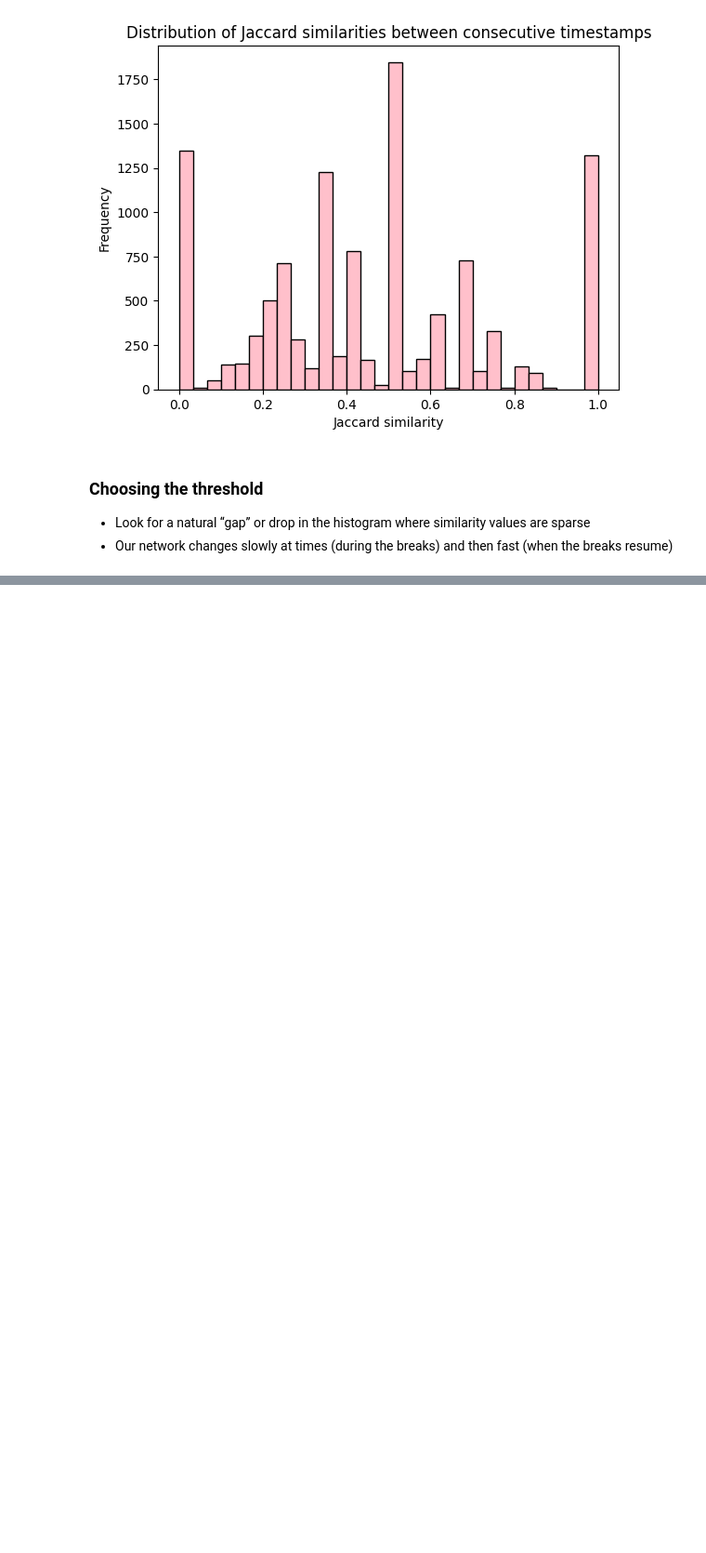
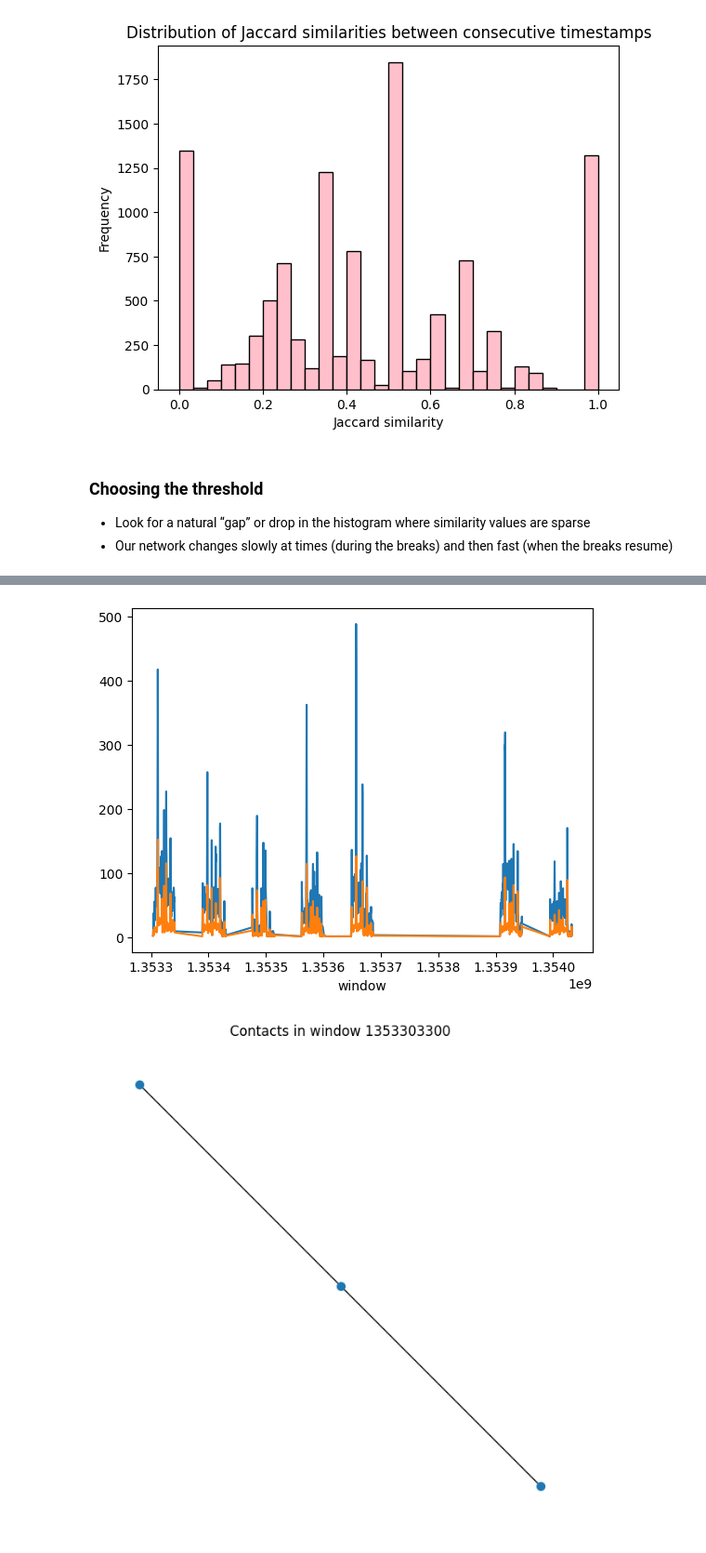
Before and after one commit to mibar3/NetworkRugs, a Jupyter notebook: contact_pattern.ipynb, the cells around one changed output, grey strips where cells are left out. Shown at 93% size. Drawn from its saved outputs; the diff is of its cells as text; code cells hidden in the pictures; blank space fills up the shorter version.

Commit message:
changes in contact_pattern file

```diff
--- a/contact_pattern.ipynb
+++ b/contact_pattern.ipynb
@@ -565,0 +573,43 @@ plt.show()
+# %%
+# Creating window column
+window = 300  # 5 minutes in seconds
+df_2012["window"] = (df_2012["time_interval"] // window) * window
+
+# Interactions per window overview
+interactions_per_window = (
+    df_2012
+    .groupby("window")
+    .size()
+)
+
+interactions_per_window.plot()
+
+# How many unique pairs per window? Since we ar enot using weights yet, have to count each interaction within the window only once
+df_2012["u"] = df_2012[["id_1", "id_2"]].min(axis=1)
+df_2012["v"] = df_2012[["id_1", "id_2"]].max(axis=1)
+
+unique_pairs_per_window = (
+    df_2012
+    .drop_duplicates(subset=["window", "u", "v"])
+    .groupby("window")
+    .size()
+)
+unique_pairs_per_window.plot()
+
+# Visualizing a single window network
+one_window = df_2012["window"].iloc[0]
+df_w = df_2012[df_2012["window"] == one_window]
+# Deduplicating edges
+edges = df_w.drop_duplicates(subset=["u", "v"])
+import networkx as nx
+import matplotlib.pyplot as plt
+
+G = nx.from_pandas_edgelist(edges, "u", "v")
+
+plt.figure(figsize=(6, 6))
+nx.draw(G, node_size=50, with_labels=False)
+plt.title(f"Contacts in window {one_window}")
+plt.show()
+# %% [output]
+[figure, added]
+[figure, added]
```
Also changed, not shown: parts of 12 cells of this notebook.
